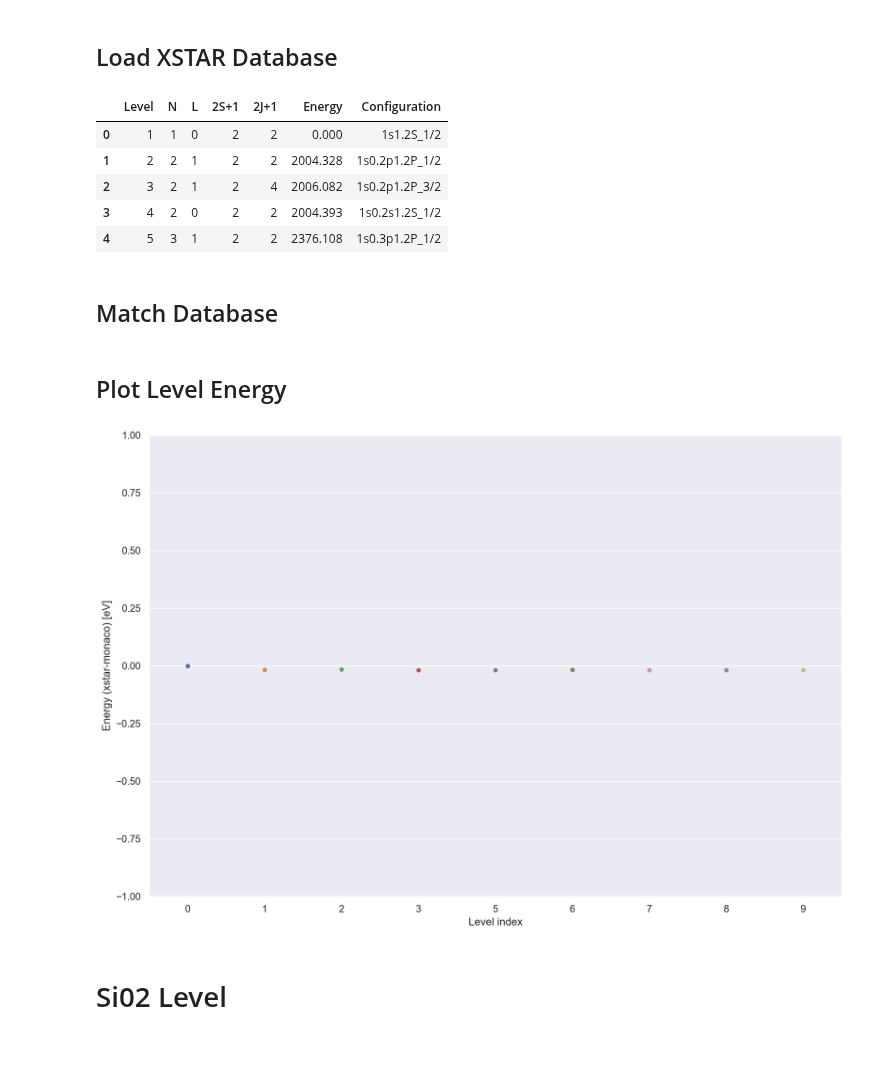
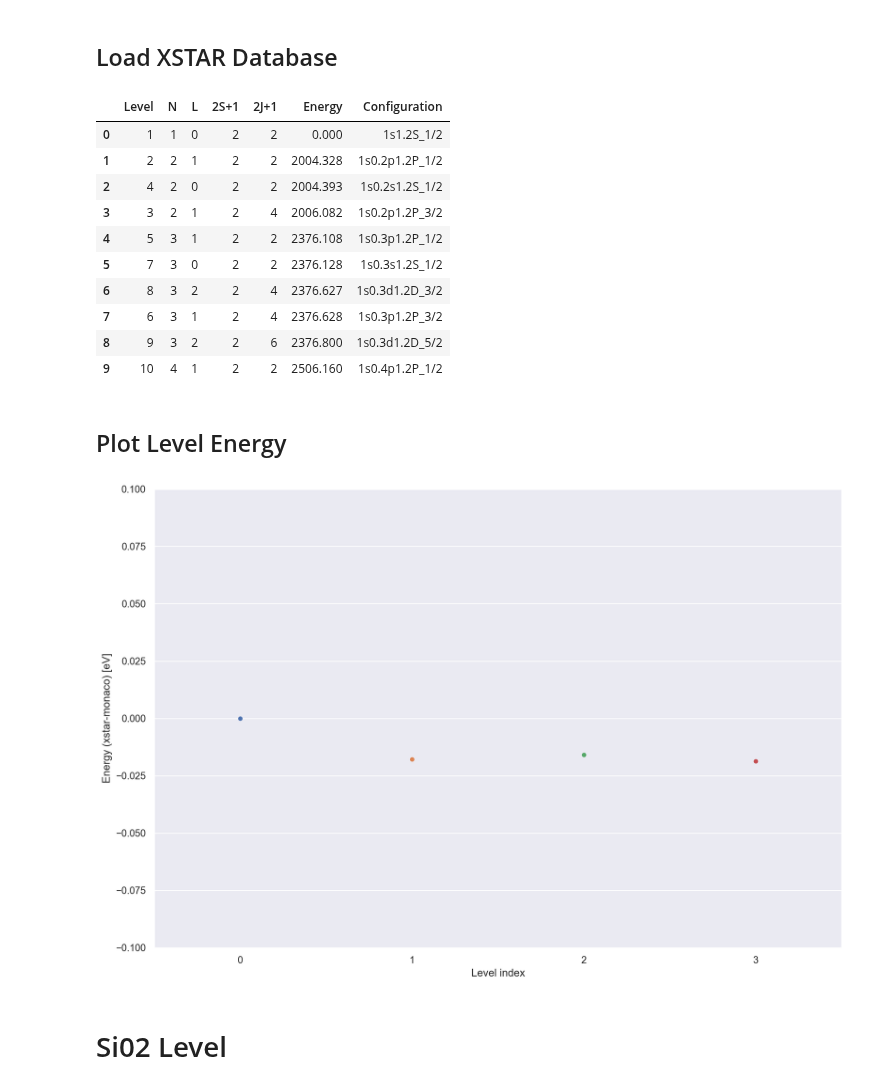
Before and after one commit to AtsushiTanimoto/AtomicDatabase, a Jupyter notebook: code/comparison/comparison.ipynb, the cells around one changed output. Drawn from its saved outputs; the diff is of its cells as text; code cells hidden in the pictures; blank space fills up the shorter version.

```diff
--- a/code/comparison/comparison.ipynb
+++ b/code/comparison/comparison.ipynb
@@ -51,13 +49,17 @@ Monaco_Si01_Level
 # %%
 Xstar_Si01_Level = read_csv("/Users/tanimoto/github/atomicdatabase/database/xstar/Si/Si01_Level.tsv",sep="\t")
 Xstar_Si01_Level.drop(columns=["Unnamed: 0", "Z", "Ion", "Electron", "Potential"], inplace=True)
-Xstar_Si01_Level.head()
+Xstar_Si01_Level = Xstar_Si01_Level.sort_values("Energy").reset_index().drop(columns="index")
+Xstar_Si01_Level[:10]
 # %% [output]
 |  | Level | N | L | 2S+1 | 2J+1 | Energy | Configuration |
 | 0 | 1 | 1 | 0 | 2 | 2 | 0.000 | 1s1.2S_1/2 |
 | 1 | 2 | 2 | 1 | 2 | 2 | 2004.328 | 1s0.2p1.2P_1/2 |
-| 2 | 3 | 2 | 1 | 2 | 4 | 2006.082 | 1s0.2p1.2P_3/2 |
-| 3 | 4 | 2 | 0 | 2 | 2 | 2004.393 | 1s0.2s1.2S_1/2 |
+| 2 | 4 | 2 | 0 | 2 | 2 | 2004.393 | 1s0.2s1.2S_1/2 |
+| 3 | 3 | 2 | 1 | 2 | 4 | 2006.082 | 1s0.2p1.2P_3/2 |
 | 4 | 5 | 3 | 1 | 2 | 2 | 2376.108 | 1s0.3p1.2P_1/2 |
+| 5 | 7 | 3 | 0 | 2 | 2 | 2376.128 | 1s0.3s1.2S_1/2 |
+| 6 | 8 | 3 | 2 | 2 | 4 | 2376.627 | 1s0.3d1.2D_3/2 |
+| 7 | 6 | 3 | 1 | 2 | 4 | 2376.628 | 1s0.3p1.2P_3/2 |
+| 8 | 9 | 3 | 2 | 2 | 6 | 2376.800 | 1s0.3d1.2D_5/2 |
+| 9 | 10 | 4 | 1 | 2 | 2 | 2506.160 | 1s0.4p1.2P_1/2 |
-# %% [markdown]
-## Match Database
@@ -77,13 +68,13 @@ for i in range(10):
 # %%
 fi     = figure(figsize=(12,8),dpi=200)
 subplots_adjust(left=0.075, bottom=0.075, right=0.975, top=0.975)
-axis           ([0e+0,3e+1,-1e+0,+1e+0])
-swarmplot      (x=Si01_Level_Index, y=Si01_Level_Energy)
+axis           ([0e+0,3e+1,-1e-1,+1e-1])
+swarmplot      (x=Monaco_Si01_Level["Level"][:4], y=Xstar_Si01_Level["Energy"][:4]-Monaco_Si01_Level["Energy"][:4])
 xlabel         ("Level index")
 ylabel         ("Energy (xstar-monaco) [eV]")
 savefig        ("/Users/tanimoto/github/atomicdatabase/figure/01.png")
 # %% [output]
-[figure, old version]
+[figure, new version]
 # %% [markdown]
 # Si02 Level
 # %%
```
Also changed, not shown: parts of 17 cells of this notebook, 6 other files.
